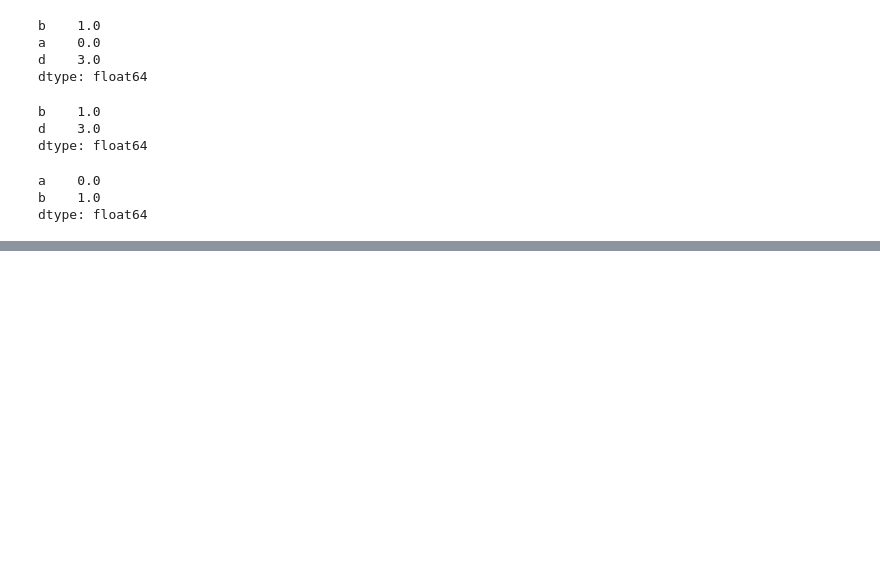
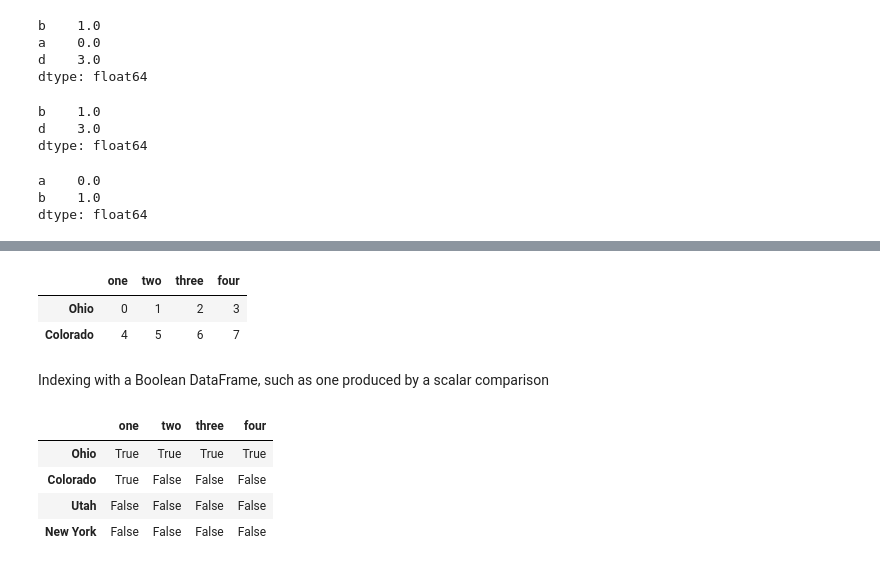
Before and after one commit to f-ckyou/pandas, a Jupyter notebook: pd-5/6_indexing_selection&filtering.ipynb, the cells around one changed output, grey strips where cells are left out. Drawn from its saved outputs; the diff is of its cells as text; code cells hidden in the pictures; blank space fills up the shorter version.

```diff
--- a/pd-5/6_indexing_selection&filtering.ipynb
+++ b/pd-5/6_indexing_selection&filtering.ipynb
@@ -90,0 +192,19 @@ dtype: int64
+# %%
+# indexing like this has a few special cases
+# 1st is slicing or selecting data with a Boolean Array
+
+data[:2]    # row selection syntax
+# %% [output]
+|  | one | two | three | four |
+| Ohio | 0 | 1 | 2 | 3 |
+| Colorado | 4 | 5 | 6 | 7 |
+# %% [markdown]
+Indexing with a Boolean DataFrame, such as one produced by a scalar comparison
+# %%
+data < 5
+# %% [output]
+|  | one | two | three | four |
+| Ohio | True | True | True | True |
+| Colorado | True | False | False | False |
+| Utah | False | False | False | False |
+| New York | False | False | False | False |
```
Also changed, not shown: parts of 50 cells of this notebook.
